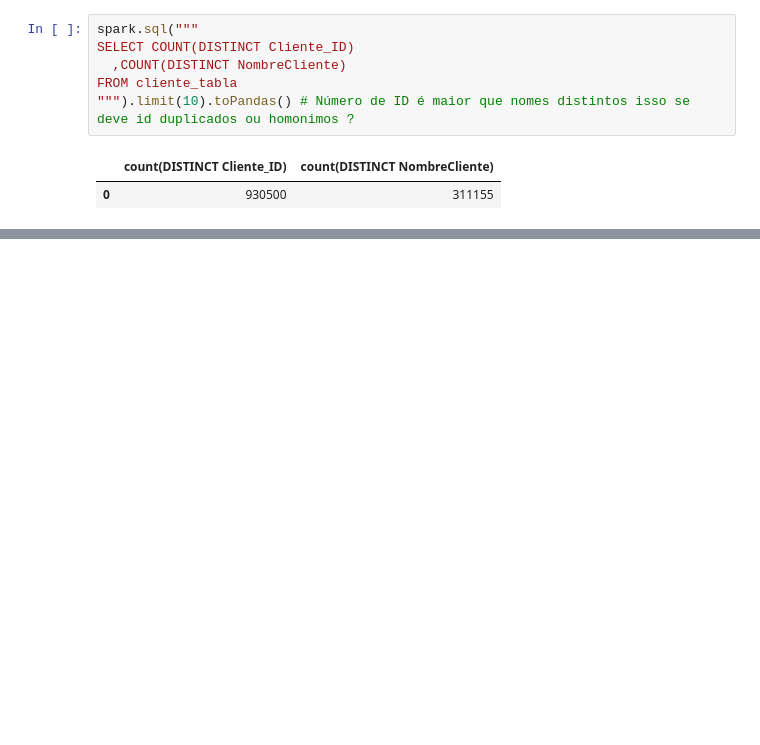
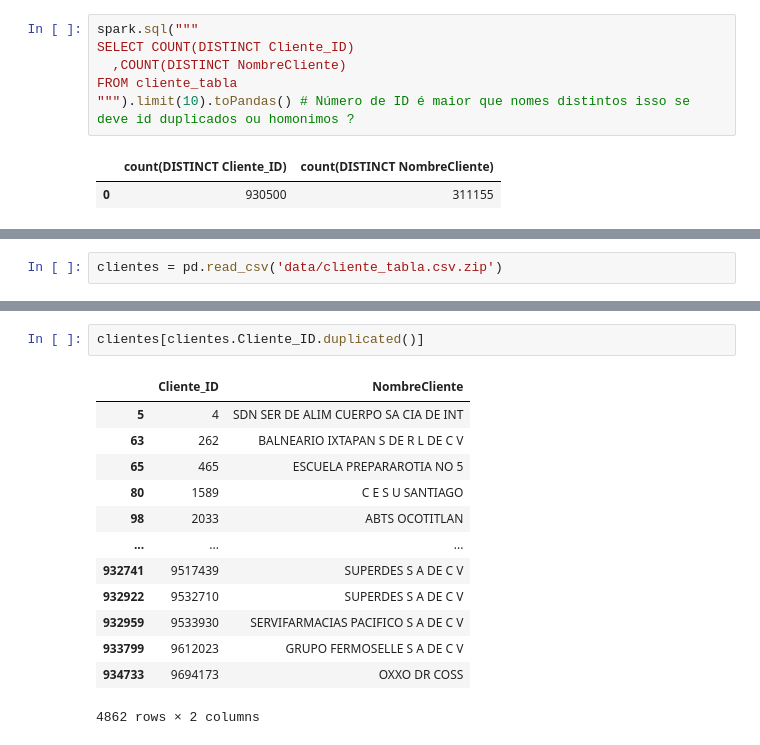
Before and after one commit to brunotagoncalves/bimbo-compassers, a Jupyter notebook: kaggle_api_1st_read.ipynb, the cells around one changed output, grey strips where cells are left out. Cells and saved outputs as stored; diff of their text form; blank space fills up the shorter version.

```diff
--- a/kaggle_api_1st_read.ipynb
+++ b/kaggle_api_1st_read.ipynb
@@ -300,0 +351,2 @@ FROM tabelao_sample
+# %%
+clientes = pd.read_csv('data/cliente_tabla.csv.zip')
@@ -300,0 +359,16 @@ FROM tabelao_sample
+# %%
+clientes[clientes.Cliente_ID.duplicated()]
+# %% [output]
+|  | Cliente_ID | NombreCliente |
+| 5 | 4 | SDN SER DE ALIM CUERPO SA CIA DE INT |
+| 63 | 262 | BALNEARIO IXTAPAN S DE R L DE C V |
+| 65 | 465 | ESCUELA PREPARAROTIA NO 5 |
+| 80 | 1589 | C E S U SANTIAGO |
+| 98 | 2033 | ABTS OCOTITLAN |
+| ... | ... | ... |
+| 932741 | 9517439 | SUPERDES S A DE C V |
+| 932922 | 9532710 | SUPERDES S A DE C V |
+| 932959 | 9533930 | SERVIFARMACIAS PACIFICO S A DE C V |
+| 933799 | 9612023 | GRUPO FERMOSELLE S A DE C V |
+| 934733 | 9694173 | OXXO DR COSS |
+4862 rows × 2 columns
```
Also changed, not shown: parts of 28 cells of this notebook.
